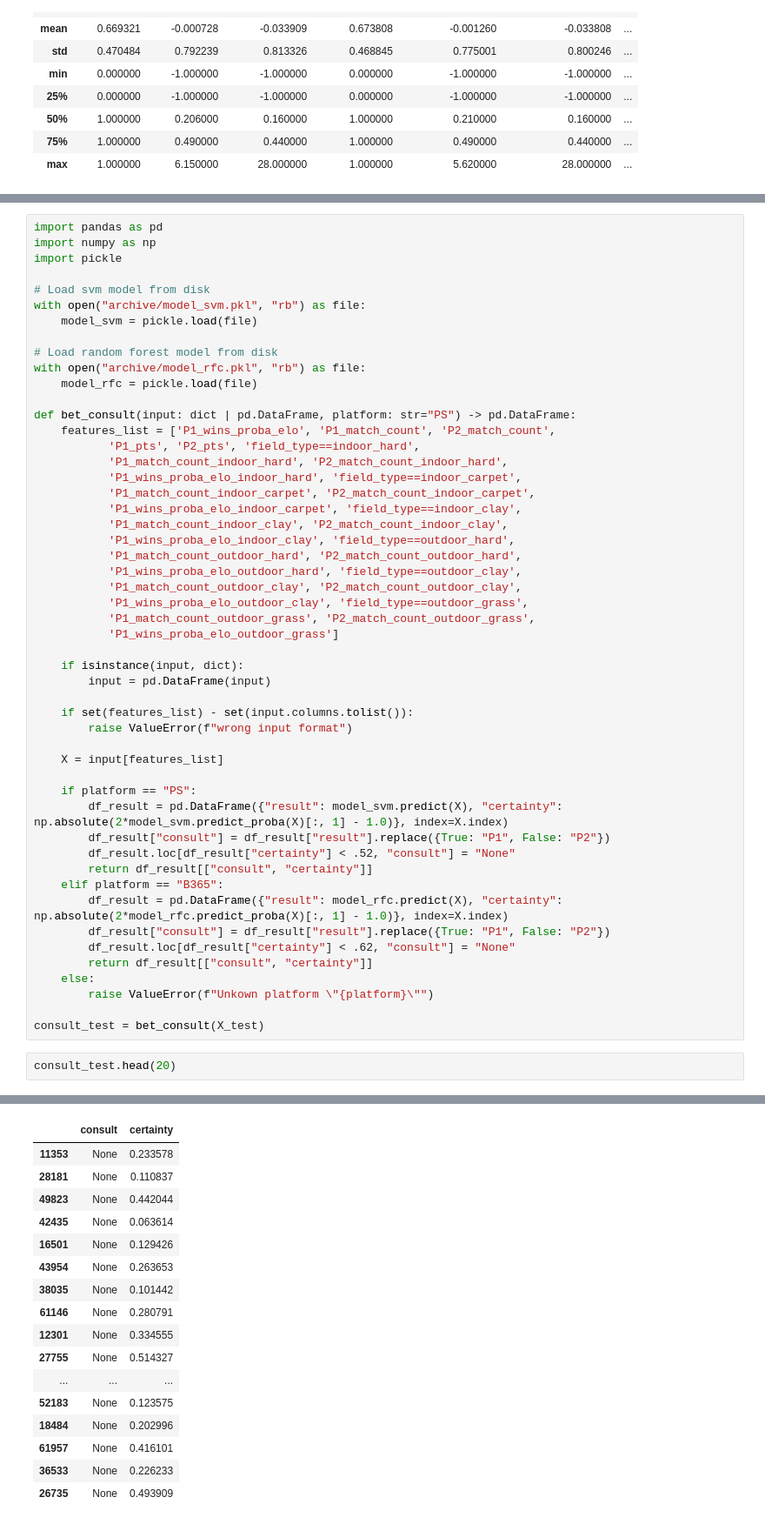
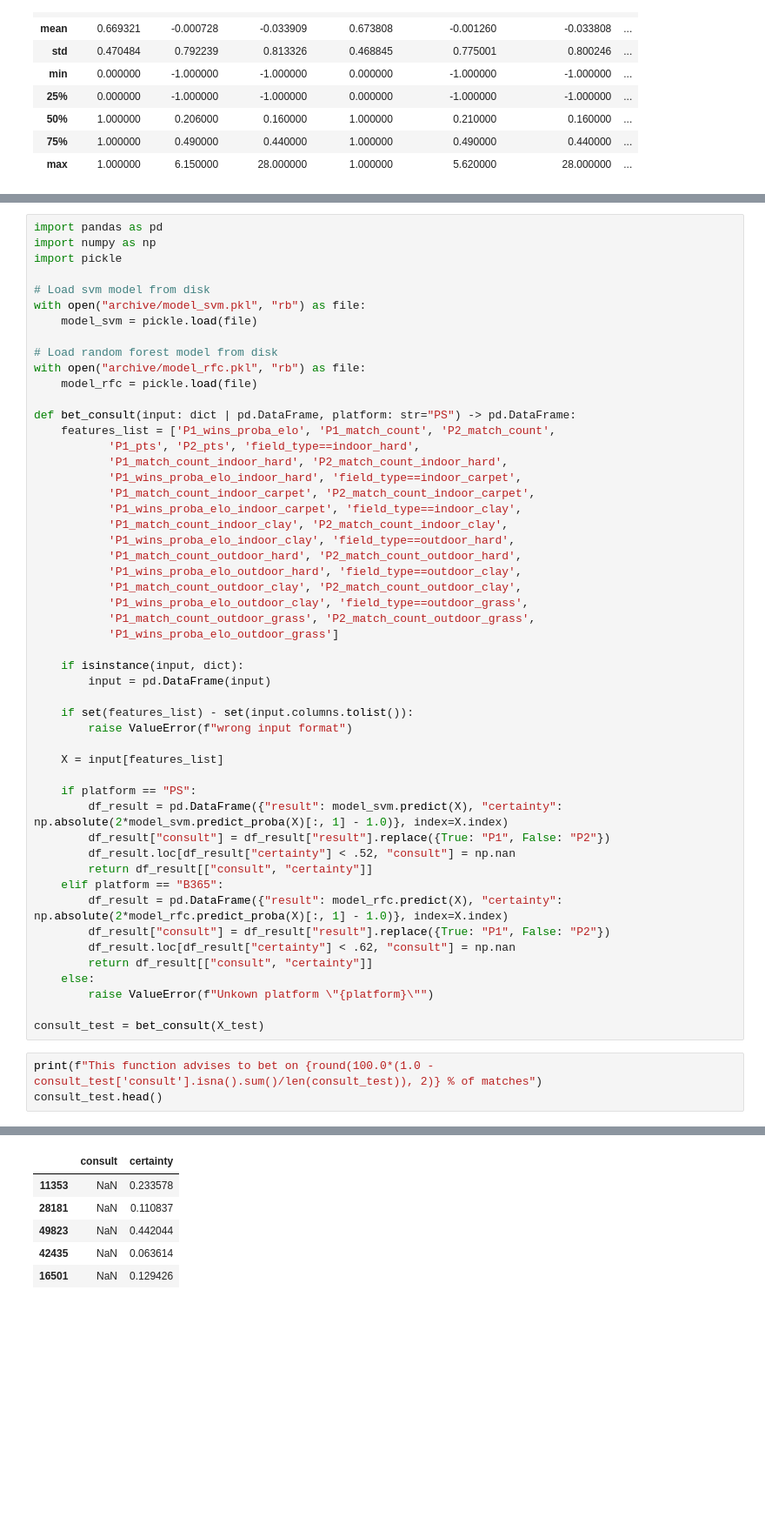
Before and after one commit to sprogl/sporting-bet-prediction, a Jupyter notebook: ATP_third_notebook.ipynb, the cells around one changed output, grey strips where cells are left out. Shown at 87% size. Cells and saved outputs as stored; diff of their text form; blank space fills up the shorter version.

```diff
--- a/ATP_third_notebook.ipynb
+++ b/ATP_third_notebook.ipynb
@@ -994,17 +991,18 @@ def bet_consult(input: dict | pd.DataFrame, platform: str="PS") -> pd.DataFrame:
     if platform == "PS":
         df_result = pd.DataFrame({"result": model_svm.predict(X), "certainty": np.absolute(2*model_svm.predict_proba(X)[:, 1] - 1.0)}, index=X.index)
         df_result["consult"] = df_result["result"].replace({True: "P1", False: "P2"})
-        df_result.loc[df_result["certainty"] < .52, "consult"] = "None"
+        df_result.loc[df_result["certainty"] < .52, "consult"] = np.nan
         return df_result[["consult", "certainty"]]
     elif platform == "B365":
         df_result = pd.DataFrame({"result": model_rfc.predict(X), "certainty": np.absolute(2*model_rfc.predict_proba(X)[:, 1] - 1.0)}, index=X.index)
         df_result["consult"] = df_result["result"].replace({True: "P1", False: "P2"})
-        df_result.loc[df_result["certainty"] < .62, "consult"] = "None"
+        df_result.loc[df_result["certainty"] < .62, "consult"] = np.nan
         return df_result[["consult", "certainty"]]
     else:
         raise ValueError(f"Unkown platform \"{platform}\"")
 
 consult_test = bet_consult(X_test)
 # %%
-consult_test.head(20)
+print(f"This function advises to bet on {round(100.0*(1.0 - consult_test['consult'].isna().sum()/len(consult_test)), 2)} % of matches")
+consult_test.head()
 # %% [output]
@@ -1011,17 +1010,6 @@ consult_test.head(20)
 |  | consult | certainty |
-| 11353 | None | 0.233578 |
-| 28181 | None | 0.110837 |
-| 49823 | None | 0.442044 |
-| 42435 | None | 0.063614 |
-| 16501 | None | 0.129426 |
-| 43954 | None | 0.263653 |
-| 38035 | None | 0.101442 |
-| 61146 | None | 0.280791 |
-| 12301 | None | 0.334555 |
-| 27755 | None | 0.514327 |
-| ... | ... | ... |
-| 52183 | None | 0.123575 |
-| 18484 | None | 0.202996 |
-| 61957 | None | 0.416101 |
-| 36533 | None | 0.226233 |
-| 26735 | None | 0.493909 |
+| 11353 | NaN | 0.233578 |
+| 28181 | NaN | 0.110837 |
+| 49823 | NaN | 0.442044 |
+| 42435 | NaN | 0.063614 |
+| 16501 | NaN | 0.129426 |
```
Also changed, not shown: parts of 5 cells of this notebook, 2 other files.
